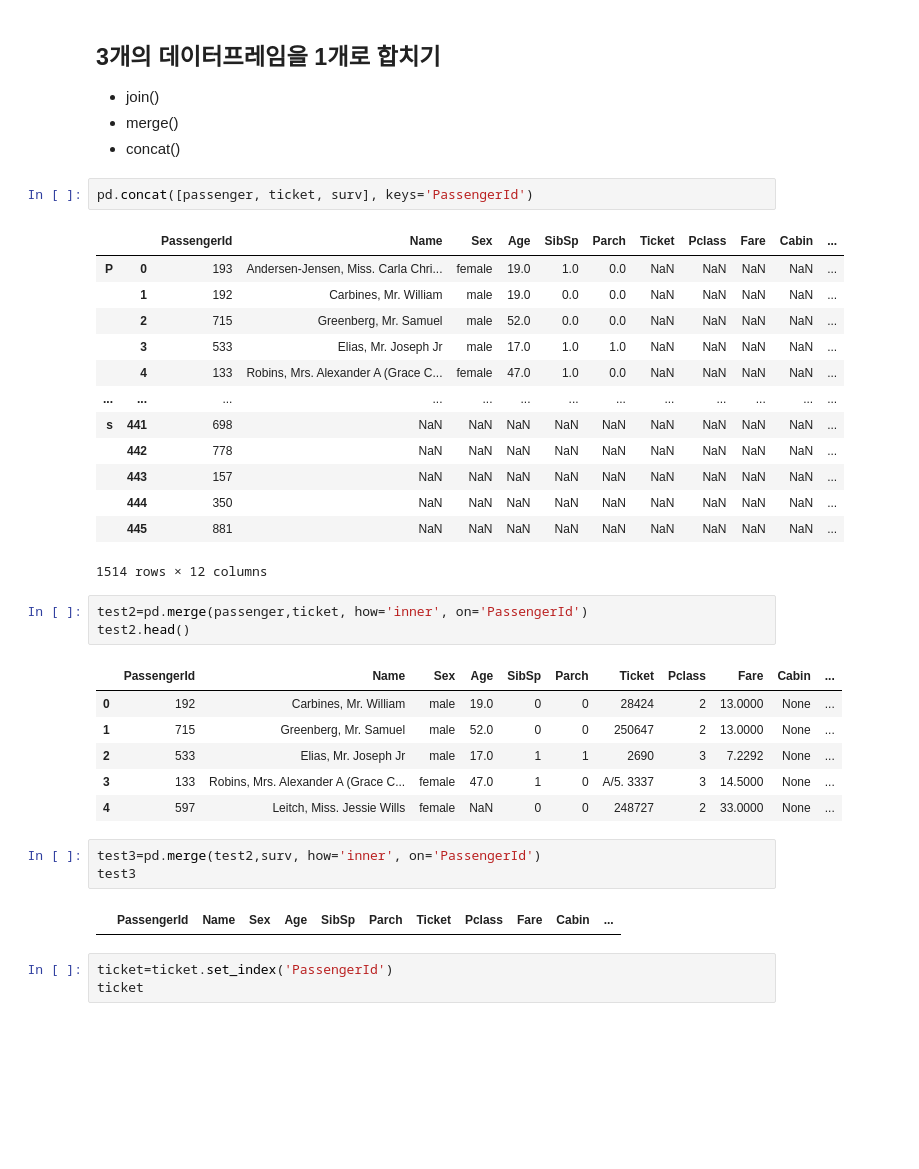
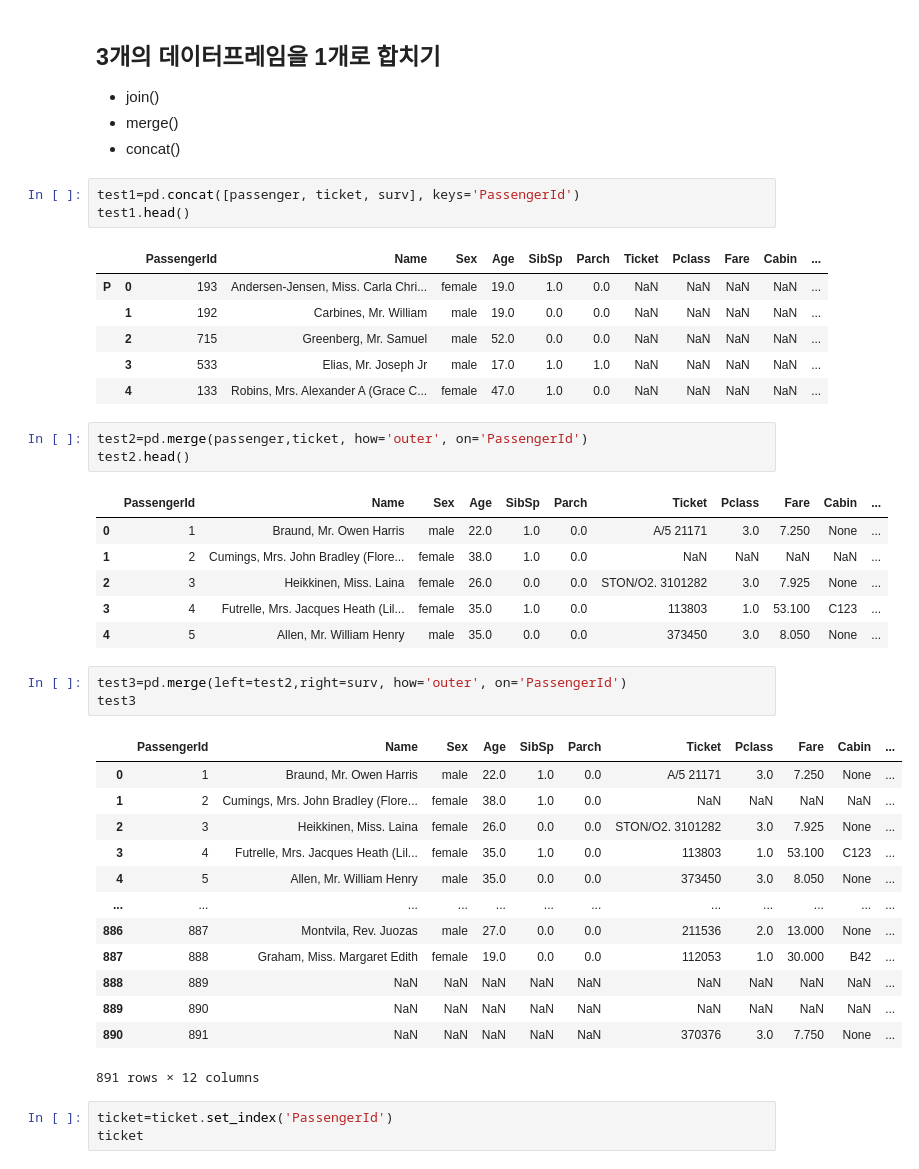
Before and after one commit to namolee/fintech_service, a Jupyter notebook: 06machine_learning/02Pandas사용법.ipynb, the cells around one changed output. Drawn from its saved outputs; the diff is of its cells as text; blank space fills up the shorter version.

```diff
--- a/06machine_learning/02Pandas사용법.ipynb
+++ b/06machine_learning/02Pandas사용법.ipynb
@@ -329,7 +329,8 @@ ticket
 * merge()
 * concat()
 # %%
-pd.concat([passenger, ticket, surv], keys='PassengerId')
+test1=pd.concat([passenger, ticket, surv], keys='PassengerId')
+test1.head()
 # %% [output]
 |  |  | PassengerId | Name | Sex | Age | SibSp | Parch | Ticket | Pclass | Fare | Cabin | ... |
 | P | 0 | 193 | Andersen-Jensen, Miss. Carla Chri... | female | 19.0 | 1.0 | 0.0 | NaN | NaN | NaN | NaN | ... |
@@ -337,28 +338,33 @@ pd.concat([passenger, ticket, surv], keys='PassengerId')
 |  | 2 | 715 | Greenberg, Mr. Samuel | male | 52.0 | 0.0 | 0.0 | NaN | NaN | NaN | NaN | ... |
 |  | 3 | 533 | Elias, Mr. Joseph Jr | male | 17.0 | 1.0 | 1.0 | NaN | NaN | NaN | NaN | ... |
 |  | 4 | 133 | Robins, Mrs. Alexander A (Grace C... | female | 47.0 | 1.0 | 0.0 | NaN | NaN | NaN | NaN | ... |
-| ... | ... | ... | ... | ... | ... | ... | ... | ... | ... | ... | ... | ... |
-| s | 441 | 698 | NaN | NaN | NaN | NaN | NaN | NaN | NaN | NaN | NaN | ... |
-|  | 442 | 778 | NaN | NaN | NaN | NaN | NaN | NaN | NaN | NaN | NaN | ... |
-|  | 443 | 157 | NaN | NaN | NaN | NaN | NaN | NaN | NaN | NaN | NaN | ... |
-|  | 444 | 350 | NaN | NaN | NaN | NaN | NaN | NaN | NaN | NaN | NaN | ... |
-|  | 445 | 881 | NaN | NaN | NaN | NaN | NaN | NaN | NaN | NaN | NaN | ... |
-1514 rows × 12 columns
 # %%
-test2=pd.merge(passenger,ticket, how='inner', on='PassengerId')
+test2=pd.merge(passenger,ticket, how='outer', on='PassengerId')
 test2.head()
 # %% [output]
 |  | PassengerId | Name | Sex | Age | SibSp | Parch | Ticket | Pclass | Fare | Cabin | ... |
-| 0 | 192 | Carbines, Mr. William | male | 19.0 | 0 | 0 | 28424 | 2 | 13.0000 | None | ... |
-| 1 | 715 | Greenberg, Mr. Samuel | male | 52.0 | 0 | 0 | 250647 | 2 | 13.0000 | None | ... |
-| 2 | 533 | Elias, Mr. Joseph Jr | male | 17.0 | 1 | 1 | 2690 | 3 | 7.2292 | None | ... |
-| 3 | 133 | Robins, Mrs. Alexander A (Grace C... | female | 47.0 | 1 | 0 | A/5. 3337 | 3 | 14.5000 | None | ... |
-| 4 | 597 | Leitch, Miss. Jessie Wills | female | NaN | 0 | 0 | 248727 | 2 | 33.0000 | None | ... |
+| 0 | 1 | Braund, Mr. Owen Harris | male | 22.0 | 1.0 | 0.0 | A/5 21171 | 3.0 | 7.250 | None | ... |
+| 1 | 2 | Cumings, Mrs. John Bradley (Flore... | female | 38.0 | 1.0 | 0.0 | NaN | NaN | NaN | NaN | ... |
+| 2 | 3 | Heikkinen, Miss. Laina | female | 26.0 | 0.0 | 0.0 | STON/O2. 3101282 | 3.0 | 7.925 | None | ... |
+| 3 | 4 | Futrelle, Mrs. Jacques Heath (Lil... | female | 35.0 | 1.0 | 0.0 | 113803 | 1.0 | 53.100 | C123 | ... |
+| 4 | 5 | Allen, Mr. William Henry | male | 35.0 | 0.0 | 0.0 | 373450 | 3.0 | 8.050 | None | ... |
 # %%
-test3=pd.merge(test2,surv, how='inner', on='PassengerId')
+test3=pd.merge(left=test2,right=surv, how='outer', on='PassengerId')
 test3
 # %% [output]
 |  | PassengerId | Name | Sex | Age | SibSp | Parch | Ticket | Pclass | Fare | Cabin | ... |
+| 0 | 1 | Braund, Mr. Owen Harris | male | 22.0 | 1.0 | 0.0 | A/5 21171 | 3.0 | 7.250 | None | ... |
+| 1 | 2 | Cumings, Mrs. John Bradley (Flore... | female | 38.0 | 1.0 | 0.0 | NaN | NaN | NaN | NaN | ... |
+| 2 | 3 | Heikkinen, Miss. Laina | female | 26.0 | 0.0 | 0.0 | STON/O2. 3101282 | 3.0 | 7.925 | None | ... |
+| 3 | 4 | Futrelle, Mrs. Jacques Heath (Lil... | female | 35.0 | 1.0 | 0.0 | 113803 | 1.0 | 53.100 | C123 | ... |
+| 4 | 5 | Allen, Mr. William Henry | male | 35.0 | 0.0 | 0.0 | 373450 | 3.0 | 8.050 | None | ... |
+| ... | ... | ... | ... | ... | ... | ... | ... | ... | ... | ... | ... |
+| 886 | 887 | Montvila, Rev. Juozas | male | 27.0 | 0.0 | 0.0 | 211536 | 2.0 | 13.000 | None | ... |
+| 887 | 888 | Graham, Miss. Margaret Edith | female | 19.0 | 0.0 | 0.0 | 112053 | 1.0 | 30.000 | B42 | ... |
+| 888 | 889 | NaN | NaN | NaN | NaN | NaN | NaN | NaN | NaN | NaN | ... |
+| 889 | 890 | NaN | NaN | NaN | NaN | NaN | NaN | NaN | NaN | NaN | ... |
+| 890 | 891 | NaN | NaN | NaN | NaN | NaN | 370376 | 3.0 | 7.750 | None | ... |
+891 rows × 12 columns
 # %%
 ticket=ticket.set_index('PassengerId')
 ticket
```
Also changed, not shown: parts of 48 cells of this notebook, 1 other file.
